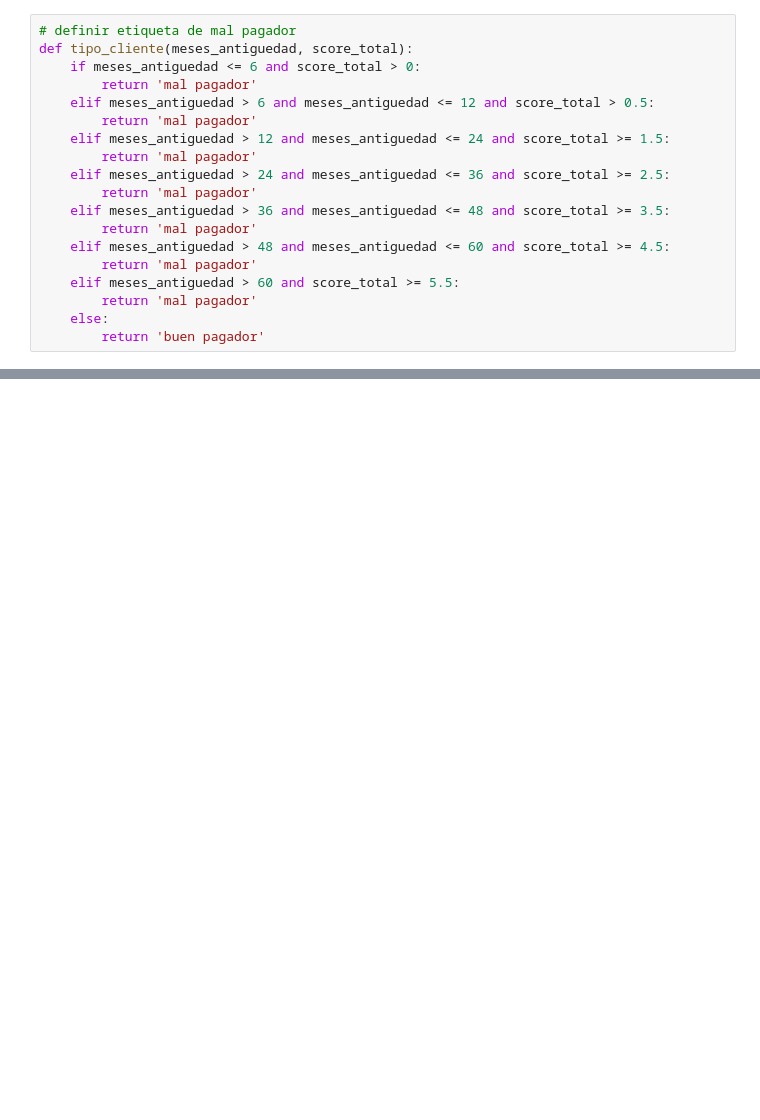
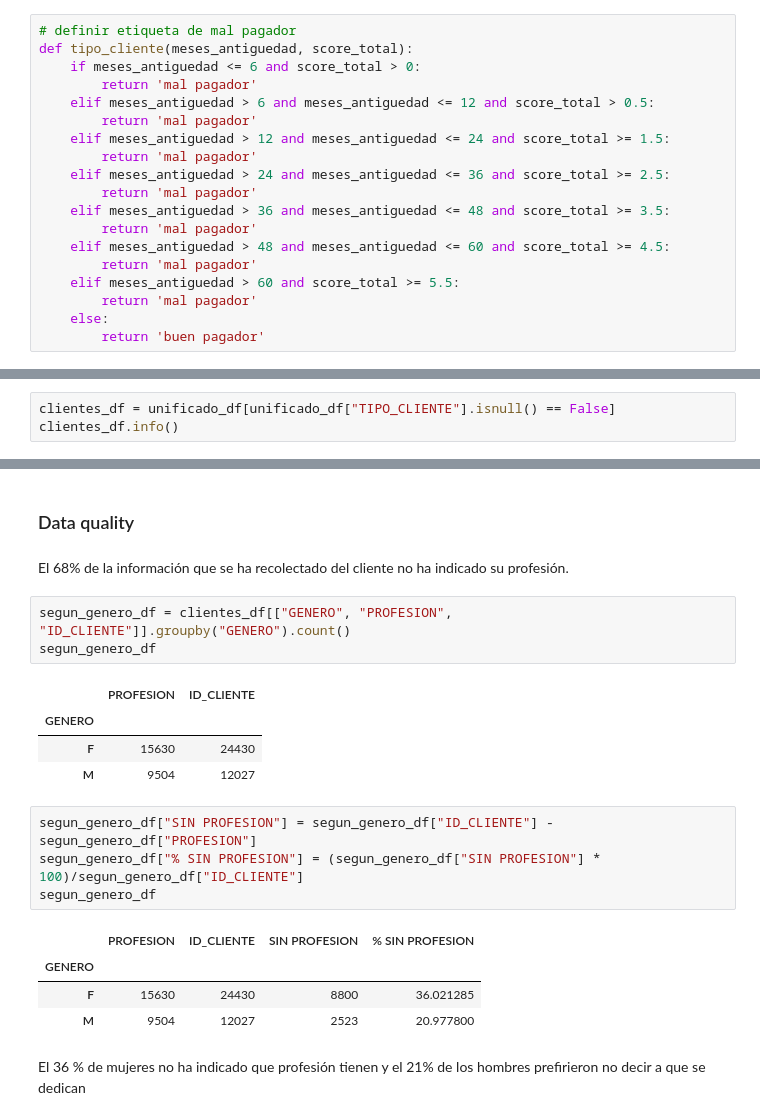
Before and after one commit to ajalca/cbe_customer_classification, a Jupyter notebook: VISA - Grupo 5.ipynb, the cells around one changed output, grey strips where cells are left out. Cells and saved outputs as stored; diff of their text form; blank space fills up the shorter version.

```diff
--- a/VISA - Grupo 5.ipynb
+++ b/VISA - Grupo 5.ipynb
@@ -168,0 +309,3 @@ Name: count, dtype: int64
+# %%
+clientes_df = unificado_df[unificado_df["TIPO_CLIENTE"].isnull() == False]
+clientes_df.info()
@@ -168,0 +337,23 @@ Name: count, dtype: int64
+# %% [markdown]
+### Data quality
+# %% [markdown]
+El 68% de la información que se ha recolectado del cliente no ha indicado su profesión.
+# %%
+segun_genero_df = clientes_df[["GENERO", "PROFESION", "ID_CLIENTE"]].groupby("GENERO").count()
+segun_genero_df
+# %% [output]
+|  | PROFESION | ID_CLIENTE |
+| GENERO |  |  |
+| F | 15630 | 24430 |
+| M | 9504 | 12027 |
+# %%
+segun_genero_df["SIN PROFESION"] = segun_genero_df["ID_CLIENTE"] - segun_genero_df["PROFESION"]
+segun_genero_df["% SIN PROFESION"] = (segun_genero_df["SIN PROFESION"] * 100)/segun_genero_df["ID_CLIENTE"]
+segun_genero_df
+# %% [output]
+|  | PROFESION | ID_CLIENTE | SIN PROFESION | % SIN PROFESION |
+| GENERO |  |  |  |  |
+| F | 15630 | 24430 | 8800 | 36.021285 |
+| M | 9504 | 12027 | 2523 | 20.977800 |
+# %% [markdown]
+El 36 % de mujeres no ha indicado que profesión tienen y el 21% de los hombres prefirieron no decir a que se dedican
```
Also changed, not shown: parts of 29 cells of this notebook, 2 other files.
